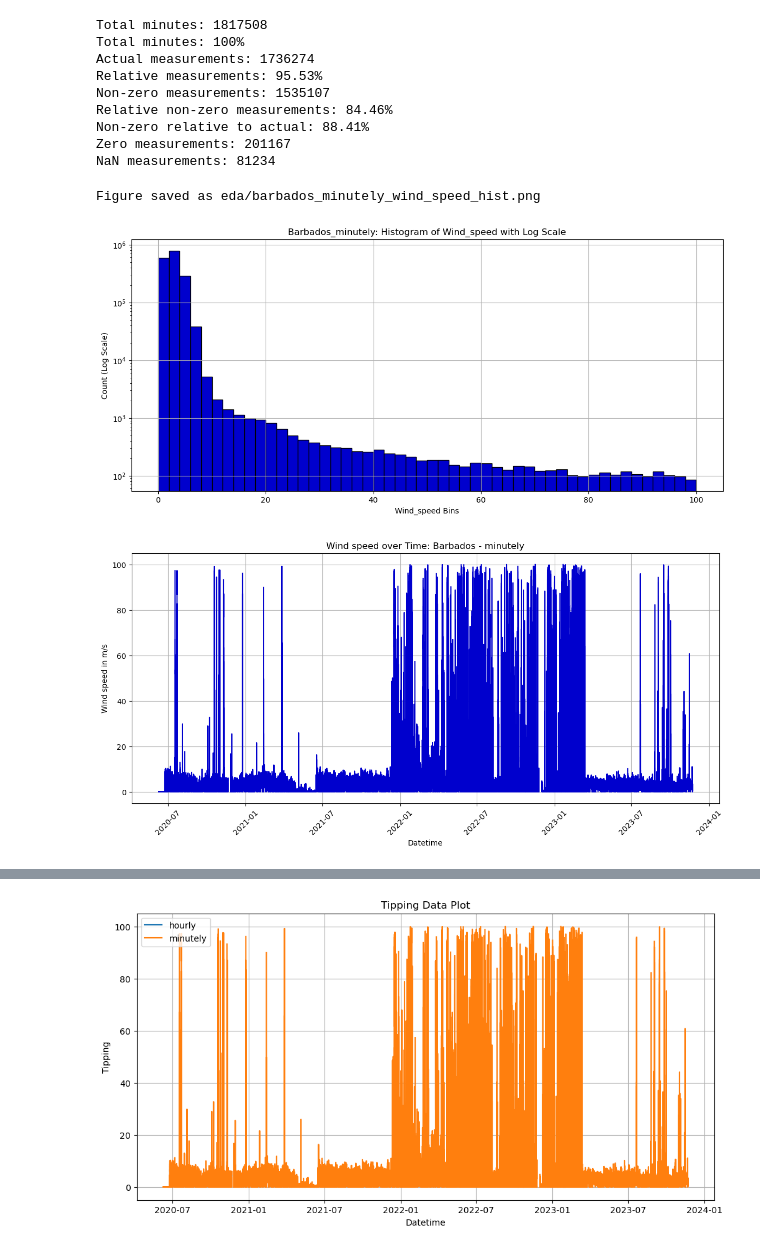
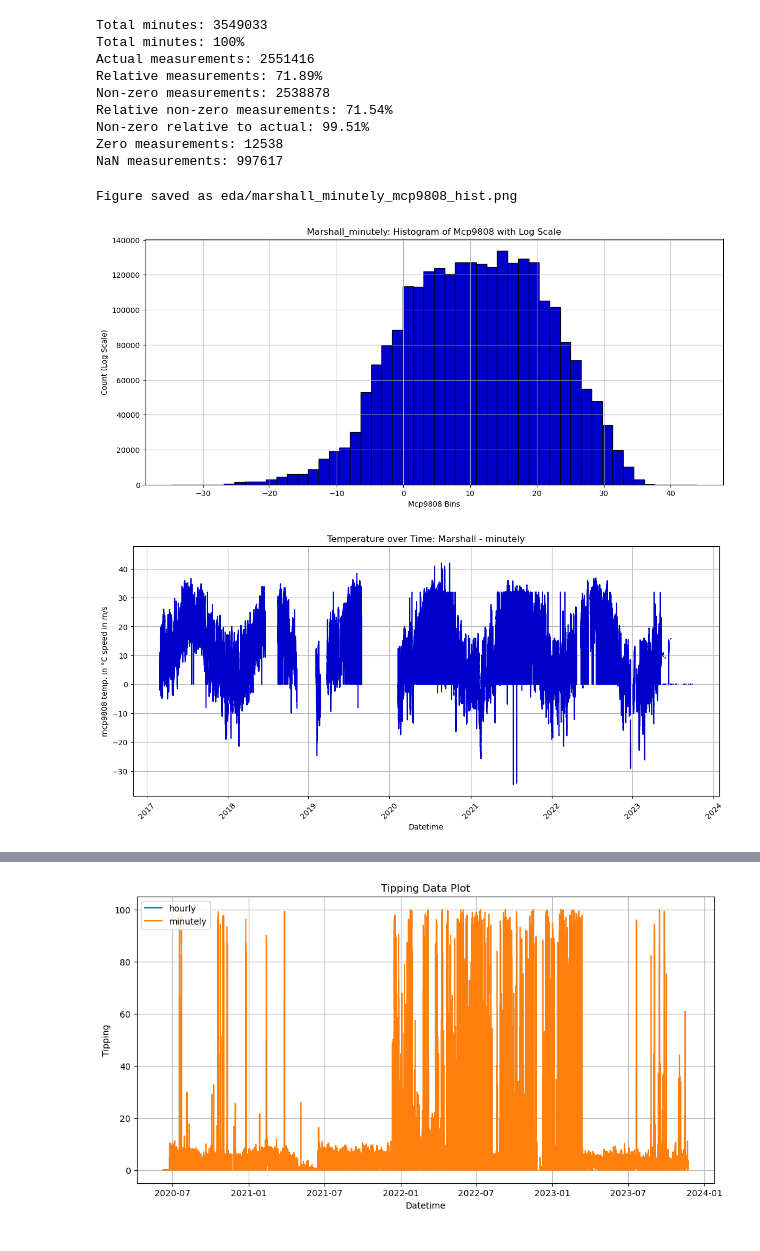
Before and after one commit to Ferdinand1123/digital-twin-for-weather-station, a Jupyter notebook: preciptiation.ipynb, the cells around one changed output, grey strips where cells are left out. Saved outputs shown, nothing was run; the diff lists cells and outputs as text; code cells hidden in the pictures.

```diff
--- a/preciptiation.ipynb
+++ b/preciptiation.ipynb
@@ -10,6 +10,6 @@ import seaborn as sns
 
 pd.set_option("display.max_columns",30)
 # %%
-barbados_processed_df = pd.read_csv("station_data_processed/barbados_hourly_processed_data.csv", index_col=0)
+barbados_processed_df = pd.read_csv("station_data_processed/marshall_hourly_processed_data.csv", index_col=0)
 barbados_processed_df.index = pd.to_datetime(barbados_processed_df.index, errors='coerce')
 # %%
@@ -71,7 +73,7 @@ def plot_hist(df, var_name, station, save=False):
     # Create a histogram with log scale on the y-axis
 
     plt.figure(figsize=(14,6) )
-    plt.hist(df[var_name], bins=50, log=True, color='mediumblue', edgecolor='black')
+    plt.hist(df[var_name], bins=50, log=False, color='mediumblue', edgecolor='black')
 
     # Add labels and title
     plt.xlabel(f"{var_name.capitalize()} Bins")
@@ -91,36 +93,36 @@ def plot_hist(df, var_name, station, save=False):
     # Display the plot
     plt.show()
 # %%
-summary = statistics(barbados_processed_df["wind_speed"])
+summary = statistics(barbados_processed_df["mcp9808"])
 # %% [output]
-Total minutes: 1817508
+Total minutes: 3549033
 Total minutes: 100%
-Actual measurements: 1736274
-Relative measurements: 95.53%
-Non-zero measurements: 1535107
-Relative non-zero measurements: 84.46%
-Non-zero relative to actual: 88.41%
-Zero measurements: 201167
-NaN measurements: 81234
+Actual measurements: 2551416
+Relative measurements: 71.89%
+Non-zero measurements: 2538878
+Relative non-zero measurements: 71.54%
+Non-zero relative to actual: 99.51%
+Zero measurements: 12538
+NaN measurements: 997617
 # %%
-plot_hist(barbados_processed_df, "wind_speed", "barbados_minutely", save=True)
+plot_hist(barbados_processed_df, "mcp9808", "marshall_minutely", save=True)
 # %% [output]
-Figure saved as eda/barbados_minutely_wind_speed_hist.png
+Figure saved as eda/marshall_minutely_mcp9808_hist.png
-[figure, old version]
+[figure, new version]
 # %%
 plt.figure(figsize=(14,6) )
-plt.plot(barbados_processed_df["wind_speed"], color='mediumblue')
+plt.plot(barbados_processed_df["mcp9808"], color='mediumblue')
 plt.xlabel("Datetime")
-plt.ylabel("Wind speed in m/s")
-plt.title("Wind speed over Time: Barbados - minutely")
+plt.ylabel("mcp9808 temp. in °C speed in m/s")
+plt.title("Temperature over Time: Marshall - minutely")
 plt.xticks(rotation=45)
 plt.grid(True)
 
-plt.savefig("eda/barbados_wind_speed_minutely_plot.png")
+plt.savefig("eda/marshall_mcp9808_minutely_plot.png")
 
 plt.show()
 # %% [output]
-[figure, old version]
+[figure, new version]
 # %%
 def circular_mean(series):
     """
```
Also changed, not shown: parts of 6 cells of this notebook, 1 other file.
